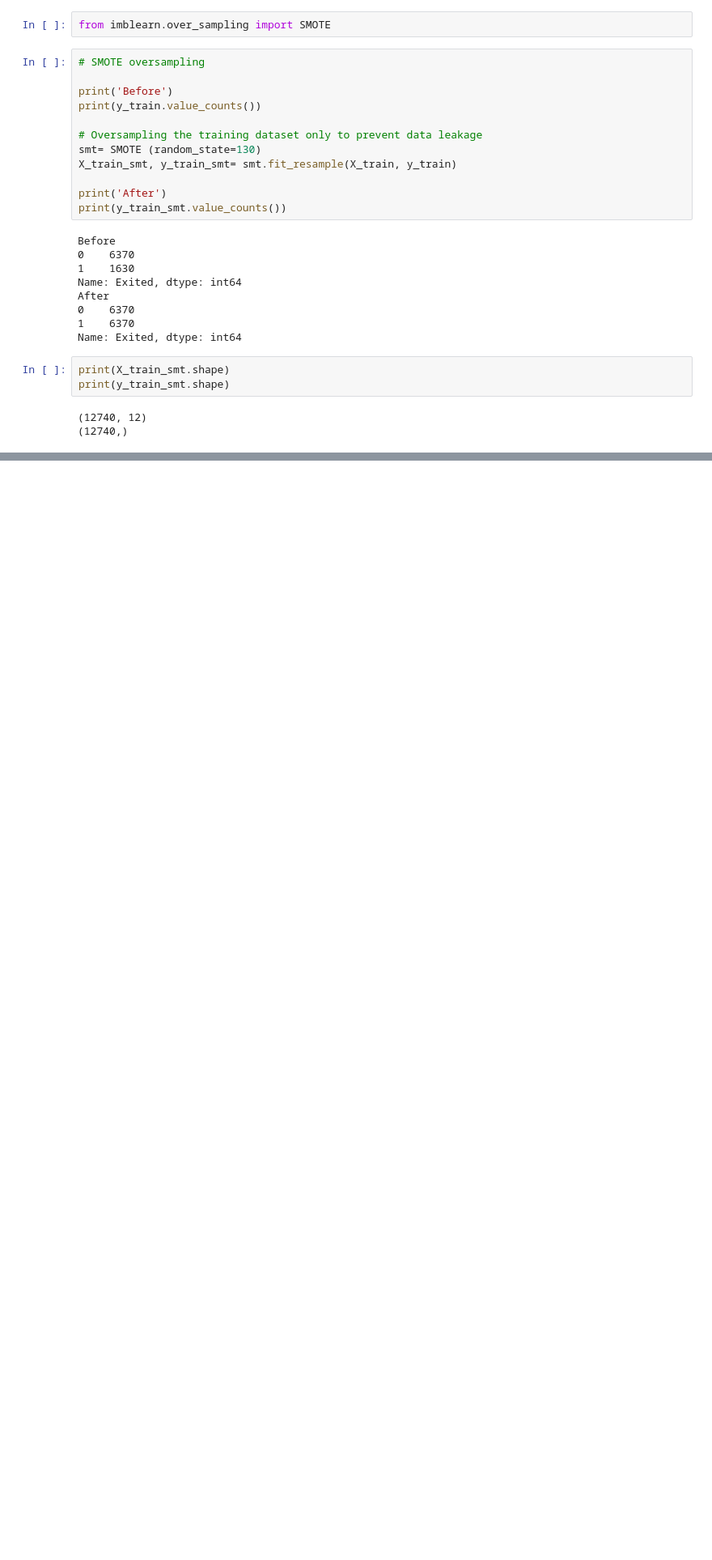
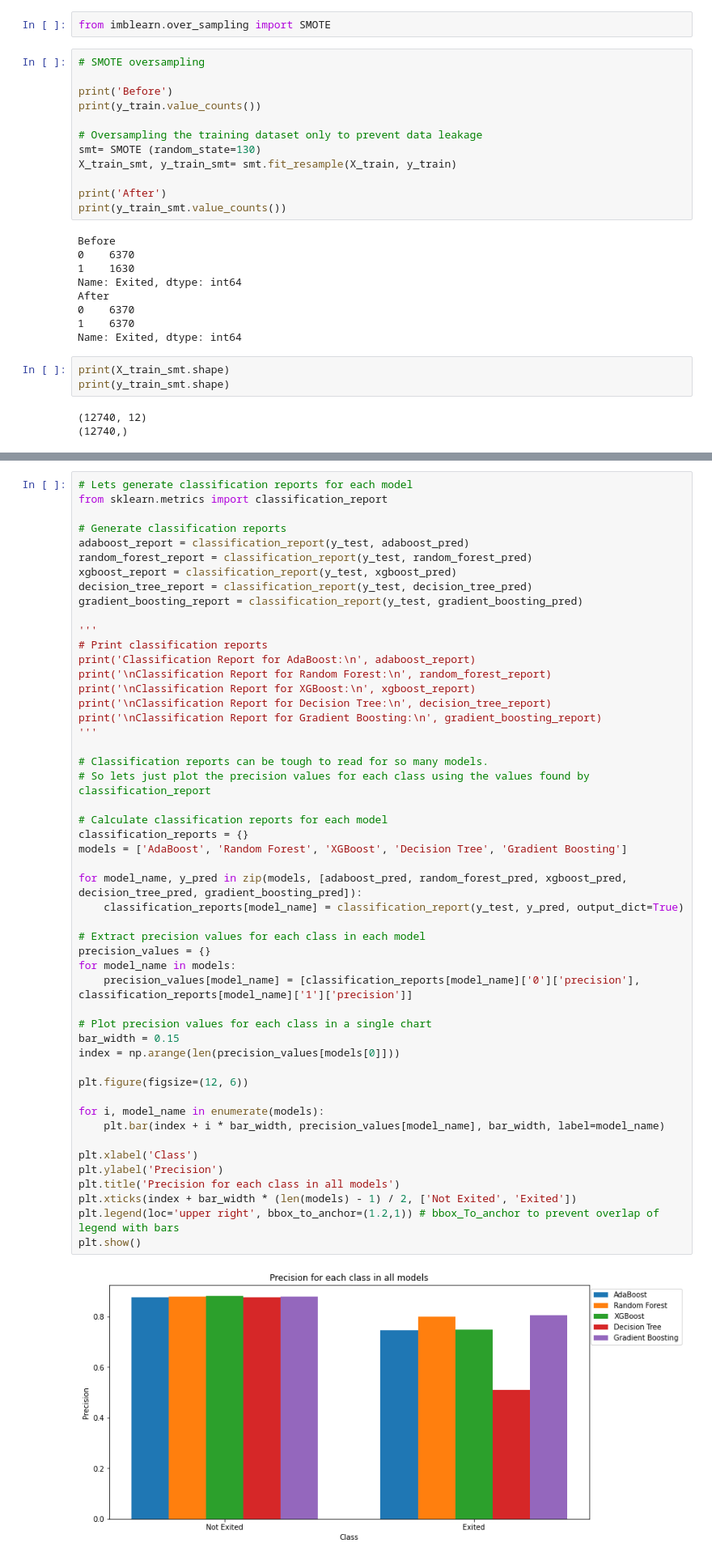
Before and after one commit to now-youre-gittin-it/bank-churn-prediction, a Jupyter notebook: Bank churn prediction.ipynb, the cells around one changed output, grey strips where cells are left out. Shown: that part at 81% size. Saved outputs shown, nothing was run; the diff lists cells and outputs as text; blank space fills up the shorter version.

Commit message:
Apply tree-based methods to observe improvements in precision for Exited=1 and overall accuracy

```diff
--- a/Bank churn prediction.ipynb
+++ b/Bank churn prediction.ipynb
@@ -578,0 +386,52 @@ AUC-ROC Curve for Random Forest with Class weights: 0.7702
+# %%
+# Lets generate classification reports for each model
+from sklearn.metrics import classification_report
+
+# Generate classification reports
+adaboost_report = classification_report(y_test, adaboost_pred)
+random_forest_report = classification_report(y_test, random_forest_pred)
+xgboost_report = classification_report(y_test, xgboost_pred)
+decision_tree_report = classification_report(y_test, decision_tree_pred)
+gradient_boosting_report = classification_report(y_test, gradient_boosting_pred)
+
+'''
+# Print classification reports
+print('Classification Report for AdaBoost:\n', adaboost_report)
+print('\nClassification Report for Random Forest:\n', random_forest_report)
+print('\nClassification Report for XGBoost:\n', xgboost_report)
+print('\nClassification Report for Decision Tree:\n', decision_tree_report)
+print('\nClassification Report for Gradient Boosting:\n', gradient_boosting_report)
+'''
+
+# Classification reports can be tough to read for so many models.
+# So lets just plot the precision values for each class using the values found by classification_report
+
+# Calculate classification reports for each model
+classification_reports = {}
+models = ['AdaBoost', 'Random Forest', 'XGBoost', 'Decision Tree', 'Gradient Boosting']
+
+for model_name, y_pred in zip(models, [adaboost_pred, random_forest_pred, xgboost_pred, decision_tree_pred, gradient_boosting_pred]):
+    classification_reports[model_name] = classification_report(y_test, y_pred, output_dict=True)
+
+# Extract precision values for each class in each model
+precision_values = {}
+for model_name in models:
+    precision_values[model_name] = [classification_reports[model_name]['0']['precision'], classification_reports[model_name]['1']['precision']]
+
+# Plot precision values for each class in a single chart
+bar_width = 0.15
+index = np.arange(len(precision_values[models[0]]))
+
+plt.figure(figsize=(12, 6))
+
+for i, model_name in enumerate(models):
+    plt.bar(index + i * bar_width, precision_values[model_name], bar_width, label=model_name)
+
+plt.xlabel('Class')
+plt.ylabel('Precision')
+plt.title('Precision for each class in all models')
+plt.xticks(index + bar_width * (len(models) - 1) / 2, ['Not Exited', 'Exited'])
+plt.legend(loc='upper right', bbox_to_anchor=(1.2,1)) # bbox_To_anchor to prevent overlap of legend with bars
+plt.show()
+# %% [output]
+[figure, added]
```
Also changed, not shown: parts of 34 cells of this notebook, 1 other file.
